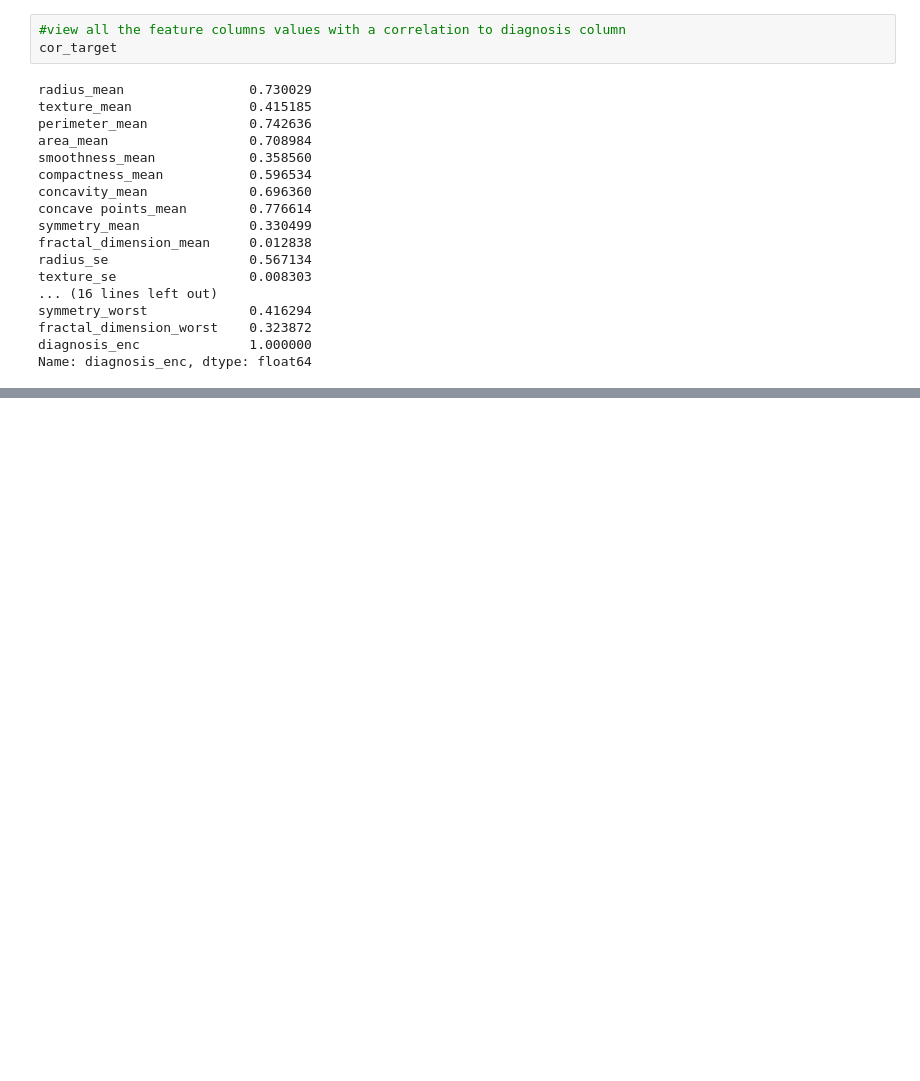
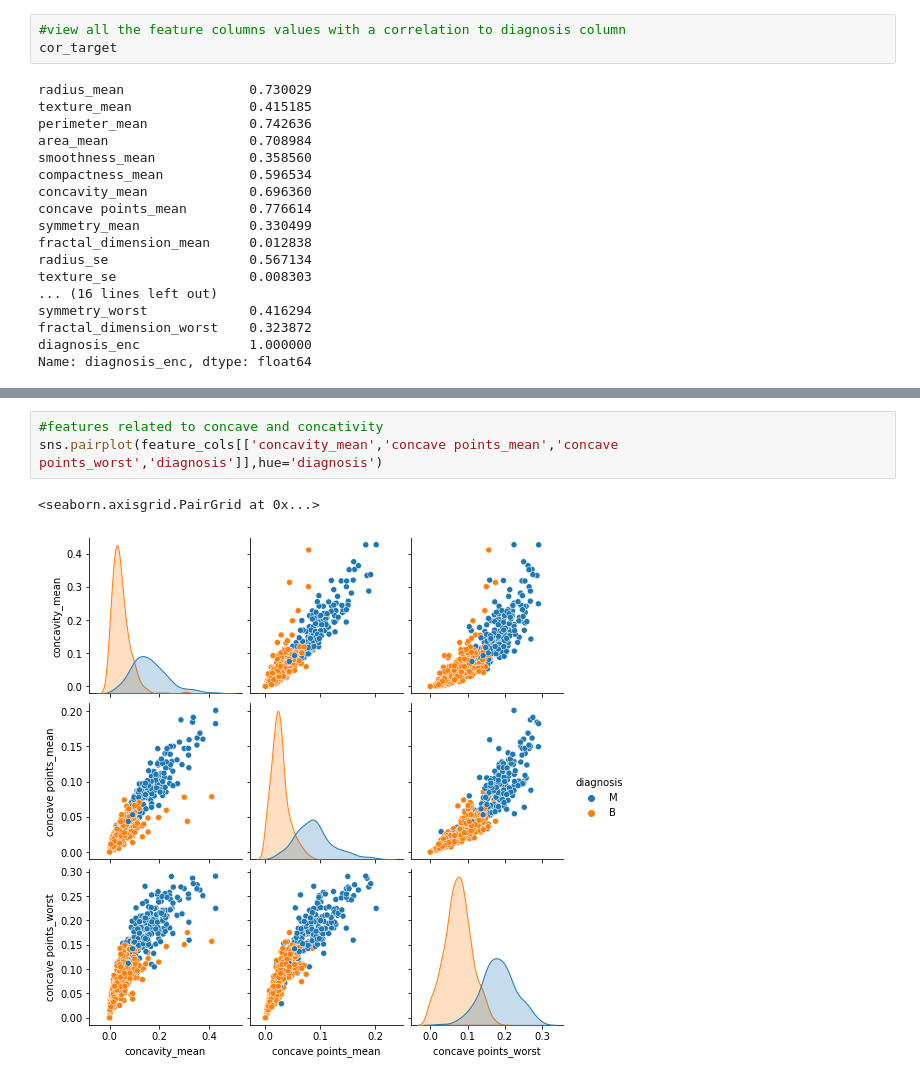
Before and after one commit to adriangohjw/CZ4032-Data-Mining-and-Analytics, a Jupyter notebook: K-NN Classification.ipynb, the cells around one changed output, grey strips where cells are left out. Cells and saved outputs as stored; diff of their text form; blank space fills up the shorter version.

```diff
--- a/K-NN Classification.ipynb
+++ b/K-NN Classification.ipynb
@@ -170,0 +220,6 @@ Name: diagnosis_enc, dtype: float64
+# %%
+#features related to concave and concativity
+sns.pairplot(feature_cols[['concavity_mean','concave points_mean','concave points_worst','diagnosis']],hue='diagnosis')
+# %% [output]
+<seaborn.axisgrid.PairGrid at 0x...>
+[figure, added]
```
Also changed, not shown: parts of 5 cells of this notebook, 1 other file.
